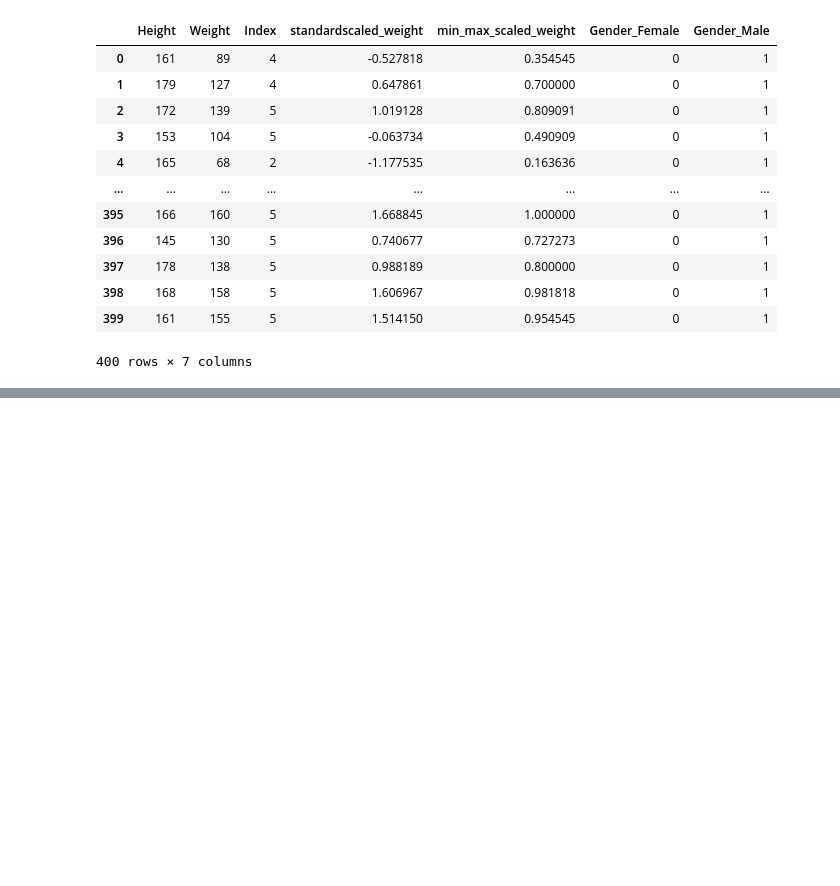
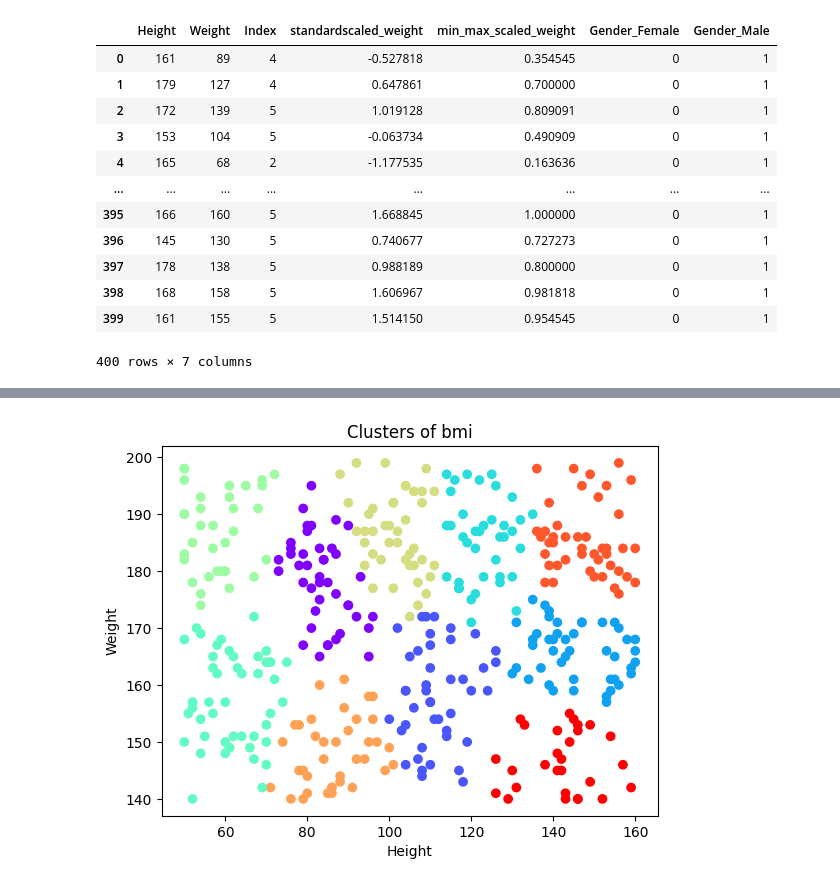
Before and after one commit to awnginga/Engage-Project, a Jupyter notebook: Engage_Practical3.ipynb, the cells around one changed output, grey strips where cells are left out. Cells and saved outputs as stored; diff of their text form; code cells hidden in the pictures; blank space fills up the shorter version.

```diff
--- a/Engage_Practical3.ipynb
+++ b/Engage_Practical3.ipynb
@@ -275,0 +252,3 @@ plt.show()
+# %%
+y_kmeans=kmeans.fit_predict(df)
+y_kmeans
@@ -275,0 +275,9 @@ plt.show()
+# %%
+# data visualization
+plt.scatter(df['Weight'],df['Height'],c=y_kmeans,cmap='rainbow')
+plt.title('Clusters of bmi')
+plt.xlabel('Height')
+plt.ylabel('Weight')
+plt.show()
+# %% [output]
+[figure, added]
```
Also changed, not shown: parts of 5 cells of this notebook.
